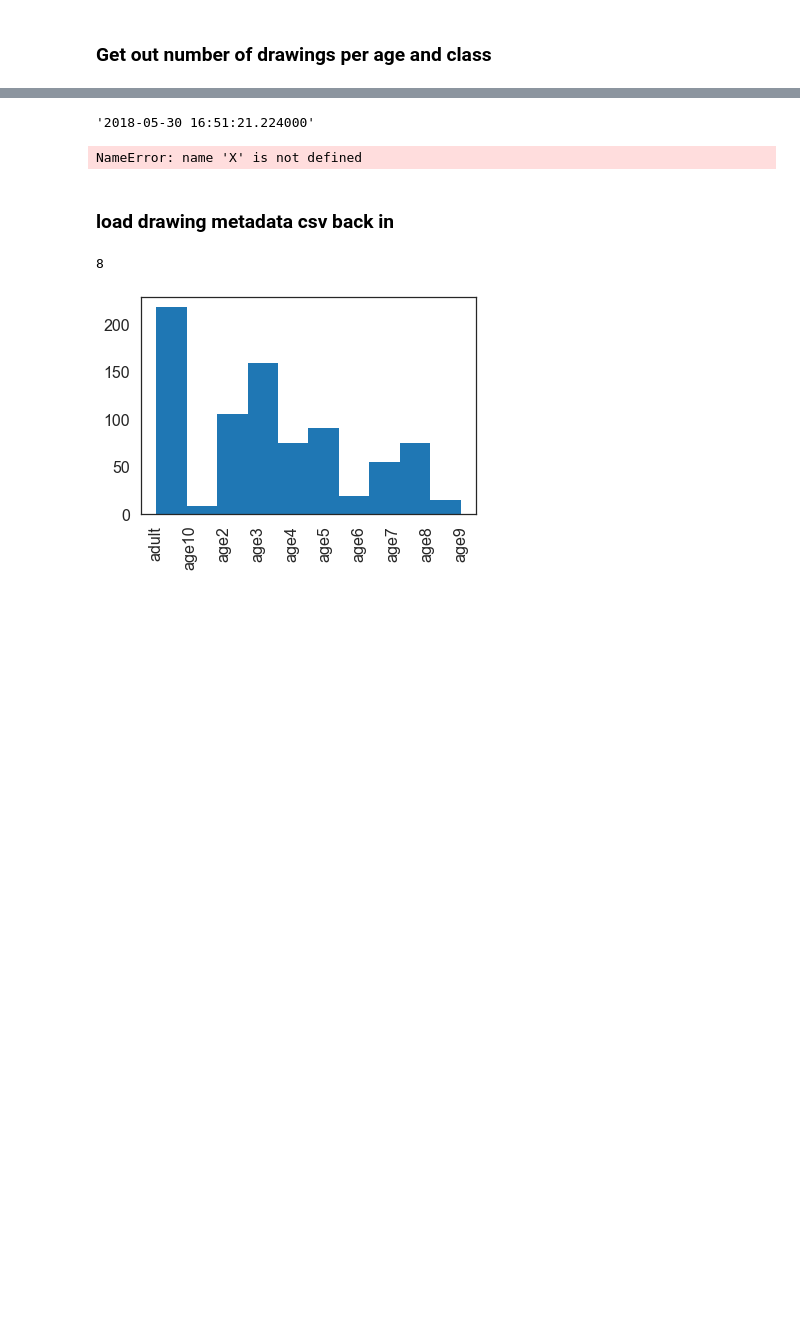
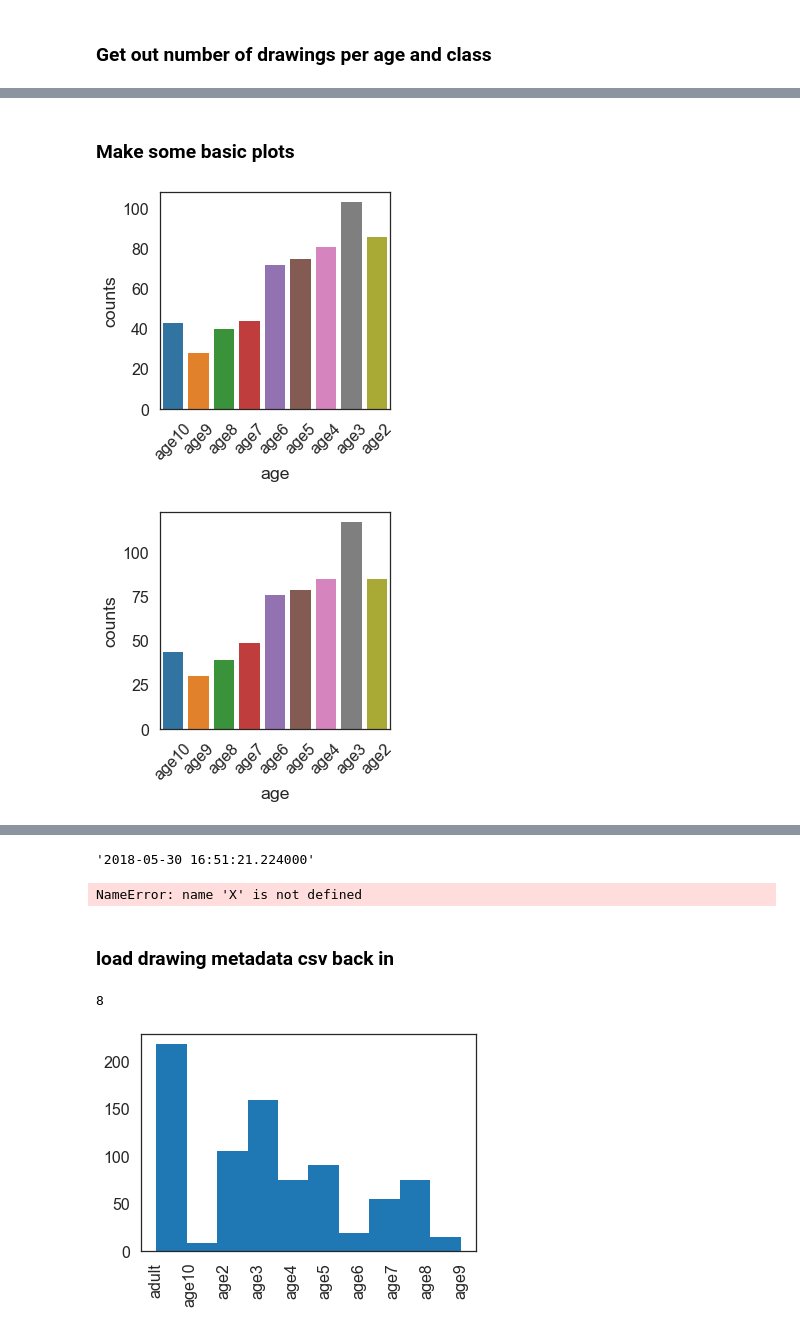
Before and after one commit to brialorelle/kiddraw, a Jupyter notebook: analysis/museumstation/python/preprocess_museumstation.ipynb, the cells around one changed output, grey strips where cells are left out. Saved outputs shown, nothing was run; the diff lists cells and outputs as text; code cells hidden in the pictures; blank space fills up the shorter version.

```diff
--- a/analysis/museumstation/python/preprocess_museumstation.ipynb
+++ b/analysis/museumstation/python/preprocess_museumstation.ipynb
@@ -127,0 +164,21 @@ for thiscat in categories:
+# %% [markdown]
+### Make some basic plots
+# %%
+# df.loc[df['column_name'] == some_value]
+bike = C.loc[C['category']=="a bowl"]
+plt.figure(figsize=(14,4))
+plt.subplot(1,3,1)
+g=sns.barplot(data=bike,x='age',y='counts')
+for item in g.get_xticklabels():
+    item.set_rotation(45)
+
+
+couch = C.loc[C['category']=="a couch"]
+plt.figure(figsize=(14,4))
+plt.subplot(1,3,1)
+g=sns.barplot(data=couch,x='age',y='counts')
+for item in g.get_xticklabels():
+    item.set_rotation(45)
+# %% [output]
+[figure, added]
+[figure, added]
```
Also changed, not shown: parts of 16 cells of this notebook.
